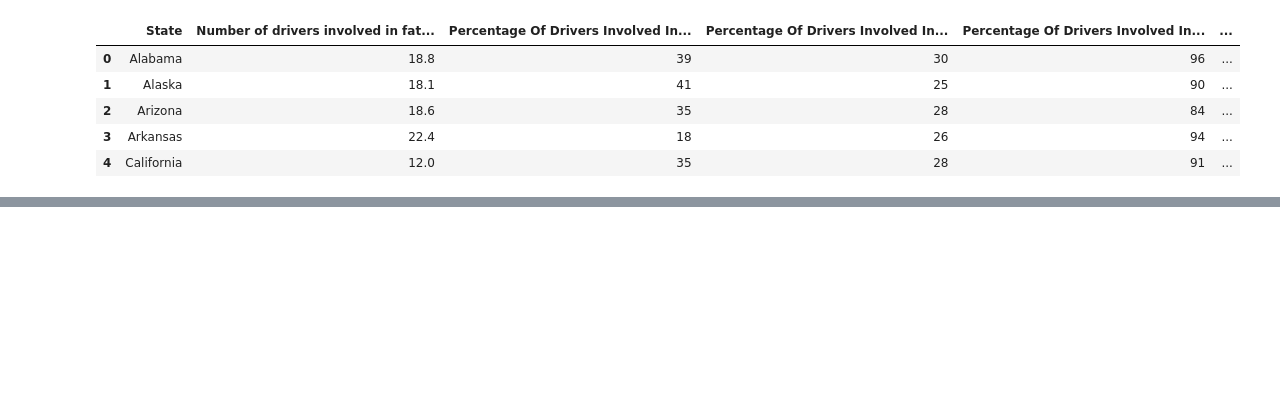
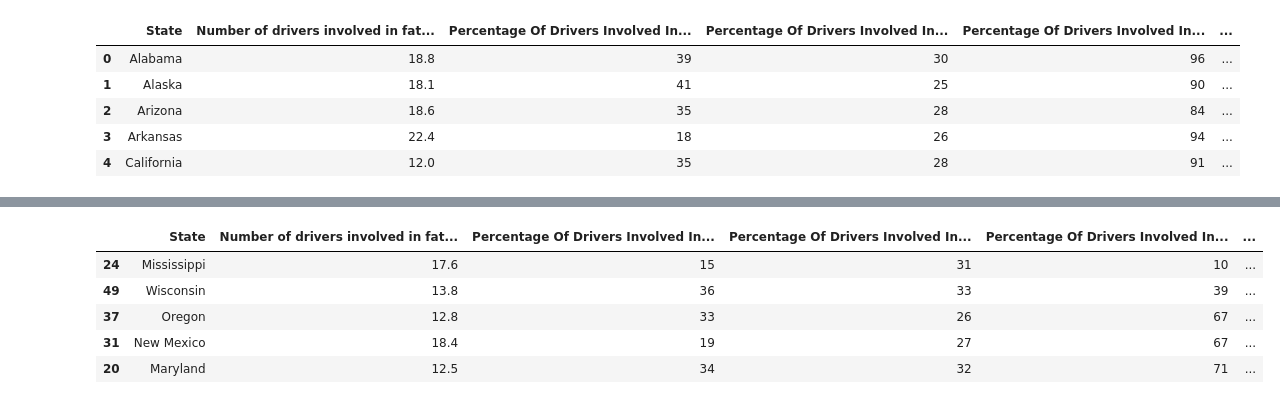
Before and after one commit to cglovertenn/Fatal_Trends_USADriving, a Jupyter notebook: driver_data.ipynb, the cells around one changed output, grey strips where cells are left out. Saved outputs shown, nothing was run; the diff lists cells and outputs as text; code cells hidden in the pictures; blank space fills up the shorter version.

```diff
--- a/driver_data.ipynb
+++ b/driver_data.ipynb
@@ -35,0 +66,10 @@ driver_data.head()
+# %%
+sortby_distracted = driver_data.sort_values("Percentage Of Drivers Involved In Fatal Collisions Who Were Not Distracted", ascending = True)
+sortby_distracted.head()
+# %% [output]
+|  | State | Number of drivers involved in fat... | Percentage Of Drivers Involved In... | Percentage Of Drivers Involved In... | Percentage Of Drivers Involved In... | ... |
+| 24 | Mississippi | 17.6 | 15 | 31 | 10 | ... |
+| 49 | Wisconsin | 13.8 | 36 | 33 | 39 | ... |
+| 37 | Oregon | 12.8 | 33 | 26 | 67 | ... |
+| 31 | New Mexico | 18.4 | 19 | 27 | 67 | ... |
+| 20 | Maryland | 12.5 | 34 | 32 | 71 | ... |
```
Also changed, not shown: parts of 6 cells of this notebook.
